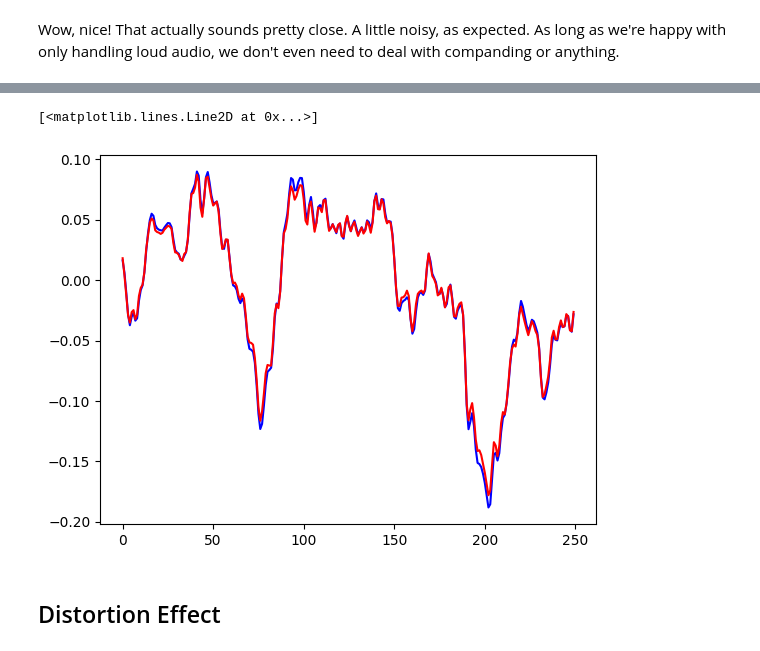
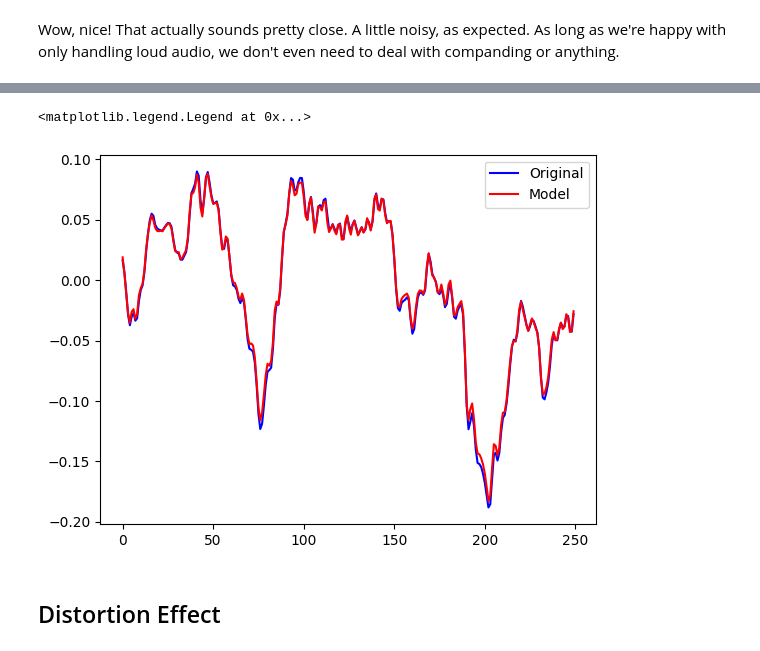
Before and after one commit to wyager/audiofx, a Jupyter notebook: audiofx.ipynb, the cells around one changed output, grey strips where cells are left out. Cells and saved outputs as stored; diff of their text form; code cells hidden in the pictures.

```diff
--- a/audiofx.ipynb
+++ b/audiofx.ipynb
@@ -441,9 +441,10 @@ Error max: 0.11991273611783981
 # %%
 plt.plot(listen_audio[:250],'b', label = 'Original')
 plt.plot(clean_processed[:250], 'r', label = 'Model')
+plt.legend()
 # %% [output]
-[<matplotlib.lines.Line2D at 0x...>]
+<matplotlib.legend.Legend at 0x...>
-[figure, old version]
+[figure, new version]
 # %% [markdown]
 ## Distortion Effect
 # %%
```
Also changed, not shown: parts of 26 cells of this notebook.
